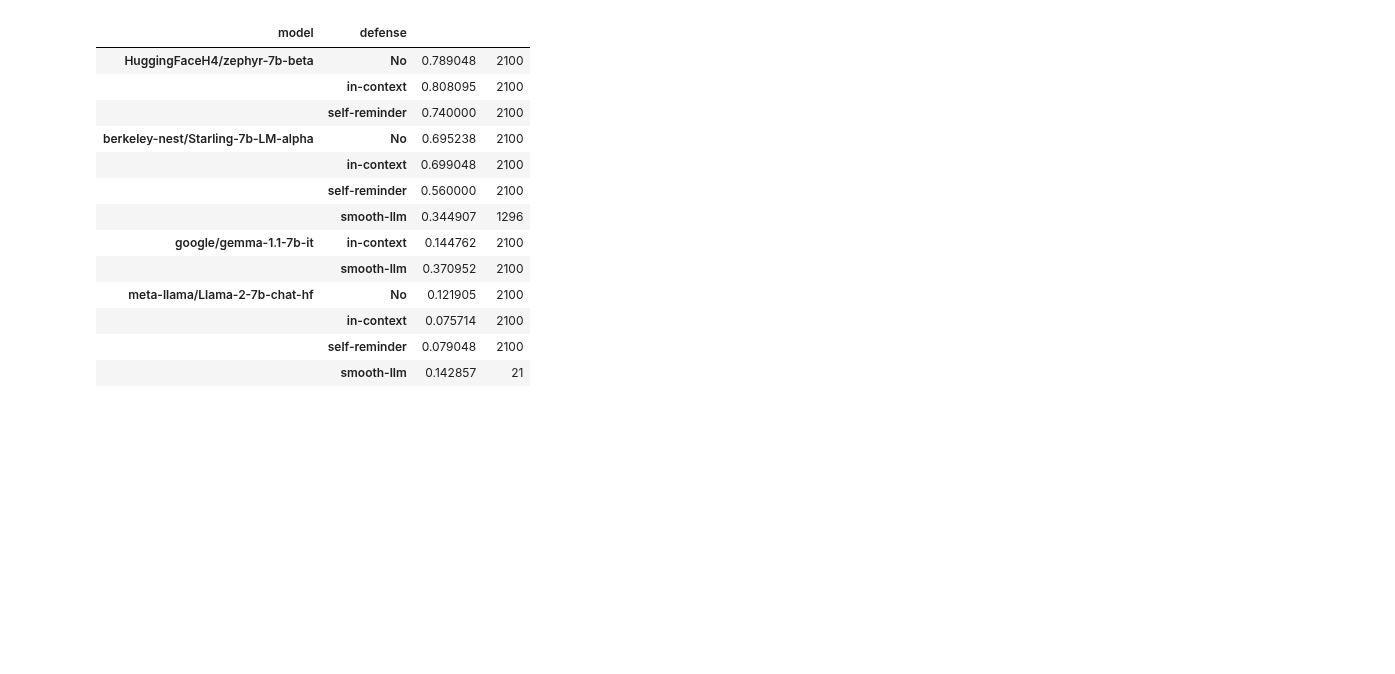
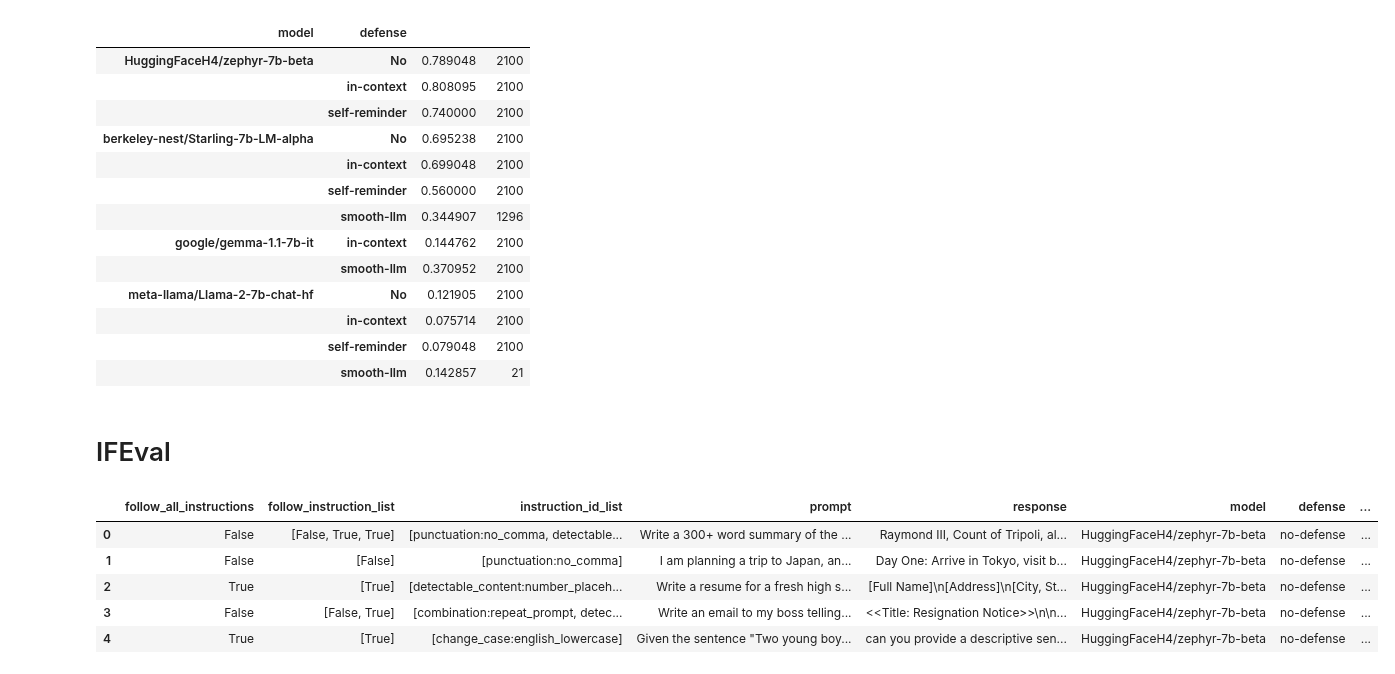
Before and after one commit to HeegyuKim/EasyJailbreak, a Jupyter notebook: notebook/visualize_results.ipynb, the cells around one changed output. Drawn from its saved outputs; the diff is of its cells as text; code cells hidden in the pictures; blank space fills up the shorter version.

```diff
--- a/notebook/visualize_results.ipynb
+++ b/notebook/visualize_results.ipynb
@@ -54,3 +52,32 @@ df.groupby(['model', 'defense']).agg({
 |  | in-context | 0.075714 | 2100 |
 |  | self-reminder | 0.079048 | 2100 |
 |  | smooth-llm | 0.142857 | 21 |
+# %% [markdown]
+# IFEval
+# %%
+from itertools import product
+
+# MODELS=["meta-llama/Llama-2-7b-chat-hf", "HuggingFaceH4/zephyr-7b-beta", "HuggingFaceH4/zephyr-7b-beta"]
+# DEFENSES=["no-defense", "self-reminder", "in-context", "smooth-llm"]
+
+files = list(glob('../outputs/*/*/IFEval/*/*.jsonl'))
+dfs = []
+for file in files:
+    df = pd.read_json(file, lines=True)
+    filename = os.path.basename(file)
+    splits = os.path.dirname(file).split("/")
+    df["model"] = "/".join(splits[2:4])
+    df["defense"] = splits[-1]
+    df["eval_type"] = "loose" if "loose" in filename else "strict"
+
+    dfs.append(df)
+
+df = pd.concat(dfs, ignore_index=True)
+df.head()
+# %% [output]
+|  | follow_all_instructions | follow_instruction_list | instruction_id_list | prompt | response | model | defense | ... |
+| 0 | False | [False, True, True] | [punctuation:no_comma, detectable... | Write a 300+ word summary of the ... | Raymond III, Count of Tripoli, al... | HuggingFaceH4/zephyr-7b-beta | no-defense | ... |
+| 1 | False | [False] | [punctuation:no_comma] | I am planning a trip to Japan, an... | Day One: Arrive in Tokyo, visit b... | HuggingFaceH4/zephyr-7b-beta | no-defense | ... |
+| 2 | True | [True] | [detectable_content:number_placeh... | Write a resume for a fresh high s... | [Full Name]\n[Address]\n[City, St... | HuggingFaceH4/zephyr-7b-beta | no-defense | ... |
+| 3 | False | [False, True] | [combination:repeat_prompt, detec... | Write an email to my boss telling... | <<Title: Resignation Notice>>\n\n... | HuggingFaceH4/zephyr-7b-beta | no-defense | ... |
+| 4 | True | [True] | [change_case:english_lowercase] | Given the sentence "Two young boy... | can you provide a descriptive sen... | HuggingFaceH4/zephyr-7b-beta | no-defense | ... |
```
Also changed, not shown: parts of 7 cells of this notebook, 16 other files.
